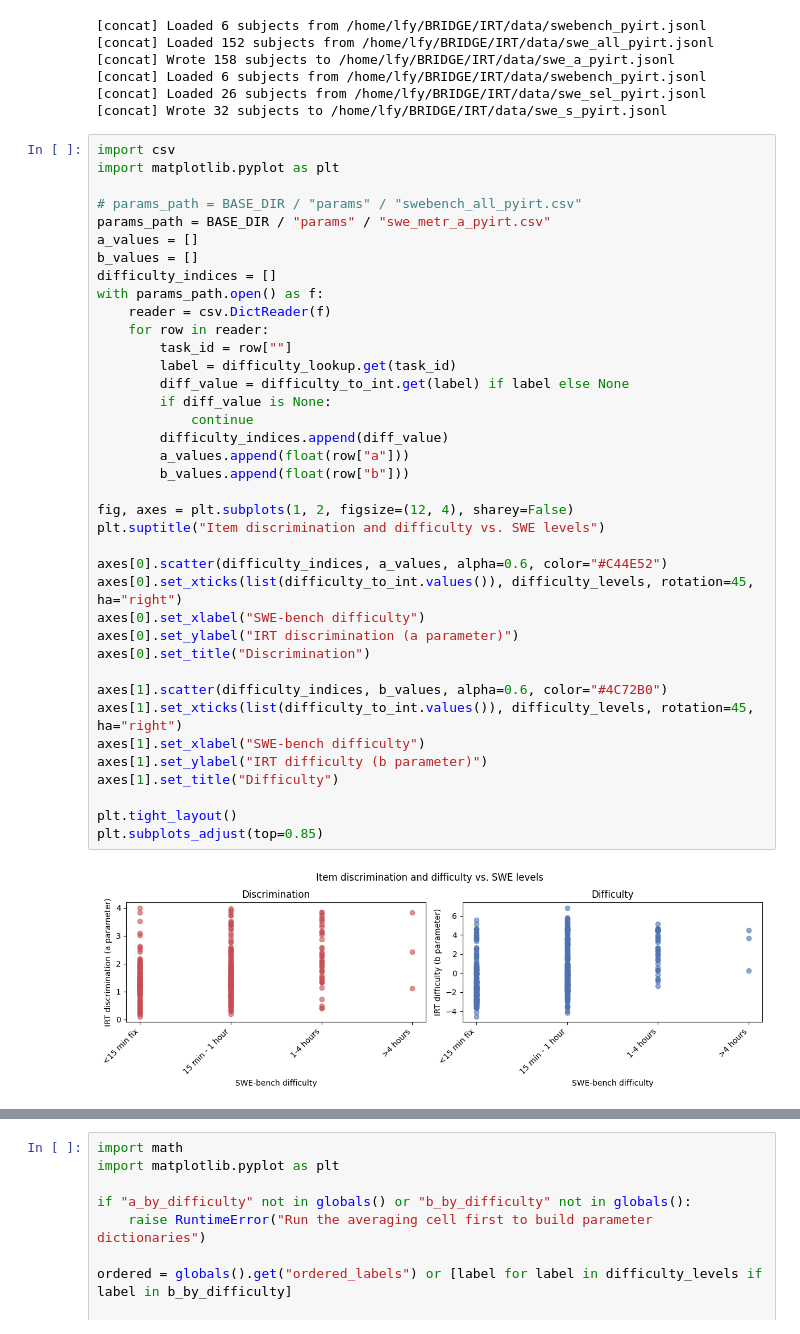
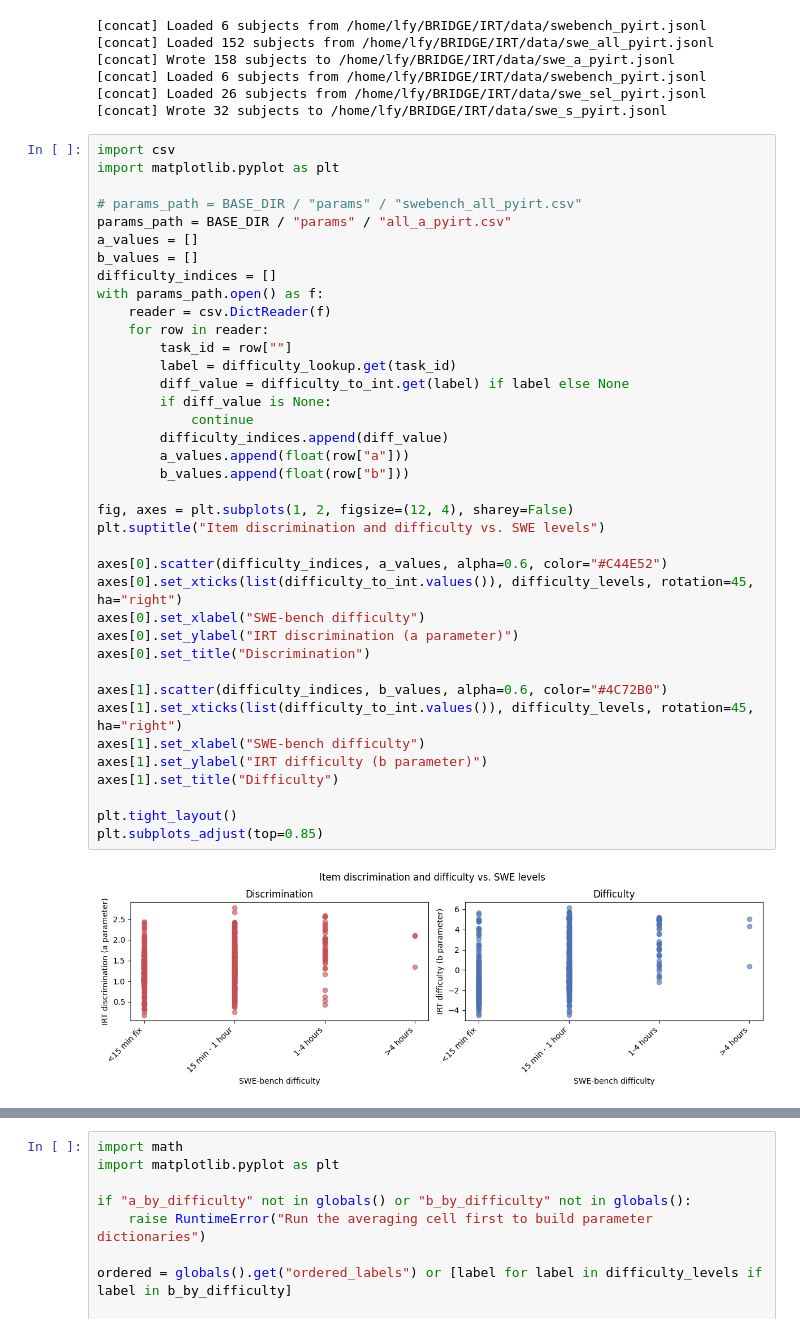
Before and after one commit to FY-Liu/BRIDGE, a Jupyter notebook: IRT/irt.ipynb, the cells around one changed output, grey strips where cells are left out. Cells and saved outputs as stored; diff of their text form.

```diff
--- a/IRT/irt.ipynb
+++ b/IRT/irt.ipynb
@@ -992,41 +992,41 @@ import csv
 import matplotlib.pyplot as plt
 
 # params_path = BASE_DIR / "params" / "swebench_all_pyirt.csv"
-params_path = BASE_DIR / "params" / "swe_metr_a_pyirt.csv"
+params_path = BASE_DIR / "params" / "all_a_pyirt.csv"
 a_values = []
 b_values = []
 difficulty_indices = []
 with params_path.open() as f:
     reader = csv.DictReader(f)
     for row in reader:
         task_id = row[""]
         label = difficulty_lookup.get(task_id)
         diff_value = difficulty_to_int.get(label) if label else None
         if diff_value is None:
             continue
         difficulty_indices.append(diff_value)
         a_values.append(float(row["a"]))
         b_values.append(float(row["b"]))
 
 fig, axes = plt.subplots(1, 2, figsize=(12, 4), sharey=False)
 plt.suptitle("Item discrimination and difficulty vs. SWE levels")
 
 axes[0].scatter(difficulty_indices, a_values, alpha=0.6, color="#C44E52")
 axes[0].set_xticks(list(difficulty_to_int.values()), difficulty_levels, rotation=45, ha="right")
 axes[0].set_xlabel("SWE-bench difficulty")
 axes[0].set_ylabel("IRT discrimination (a parameter)")
 axes[0].set_title("Discrimination")
 
 axes[1].scatter(difficulty_indices, b_values, alpha=0.6, color="#4C72B0")
 axes[1].set_xticks(list(difficulty_to_int.values()), difficulty_levels, rotation=45, ha="right")
 axes[1].set_xlabel("SWE-bench difficulty")
 axes[1].set_ylabel("IRT difficulty (b parameter)")
 axes[1].set_title("Difficulty")
 
 plt.tight_layout()
 plt.subplots_adjust(top=0.85)
 # %% [output]
-[figure, old version]
+[figure, new version]
 # %%
 from collections import defaultdict
 import csv
```
Also changed, not shown: parts of 6 cells of this notebook, 11 other files.
